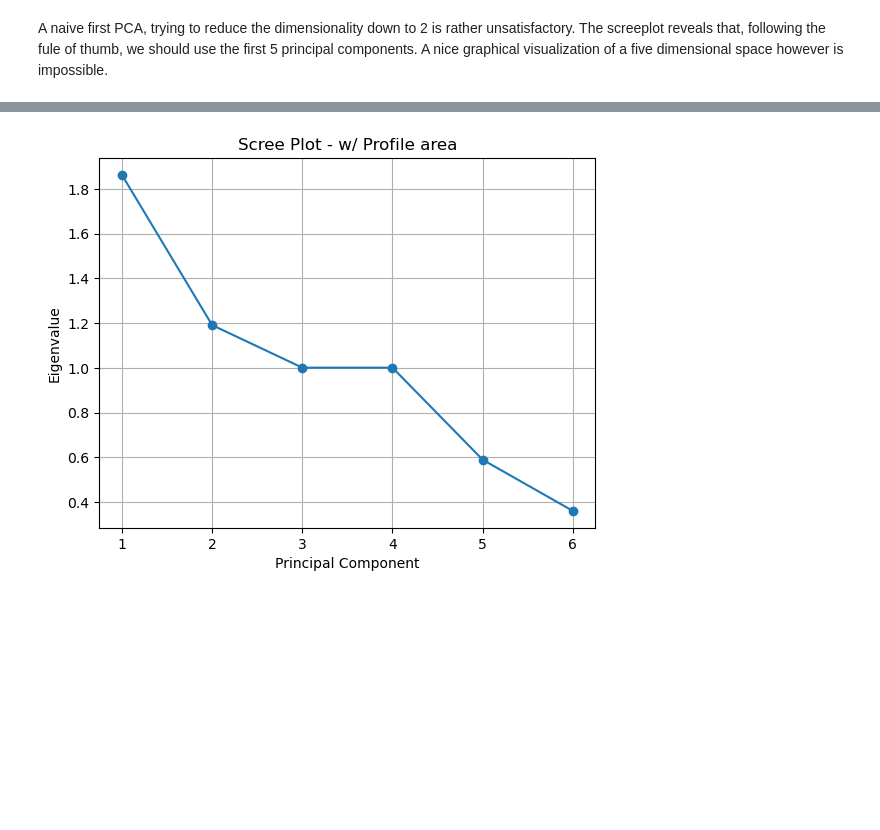
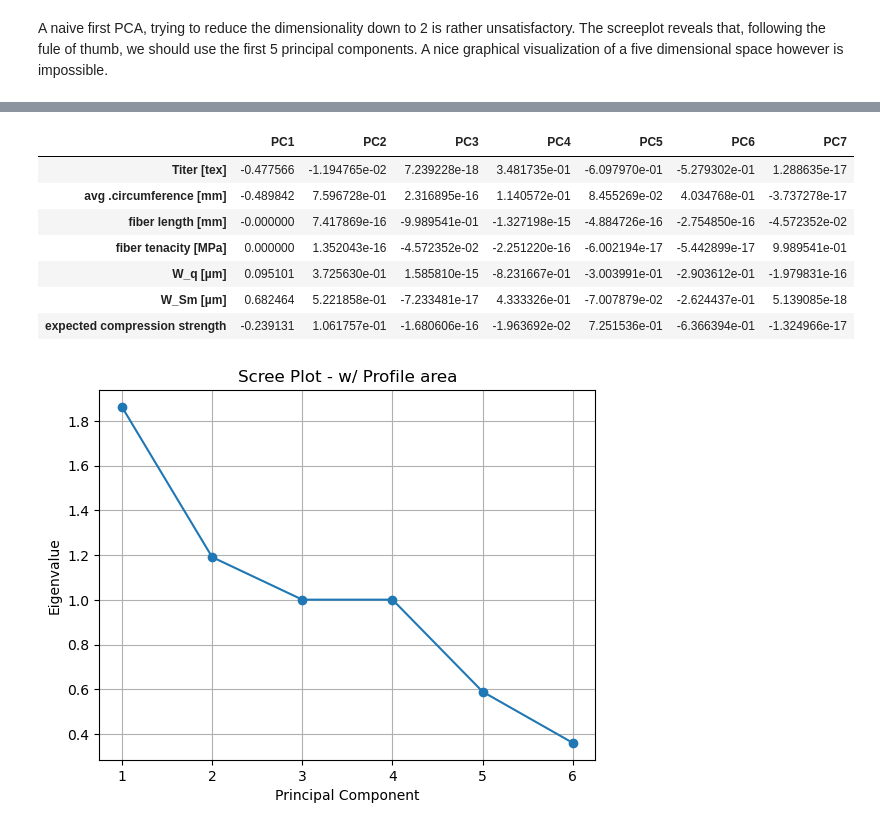
Before and after one commit to usamike25/esc_403, a Jupyter notebook: project/DataScience_Project_EDA.ipynb, the cells around one changed output, grey strips where cells are left out. Saved outputs shown, nothing was run; the diff lists cells and outputs as text; code cells hidden in the pictures; blank space fills up the shorter version.

```diff
--- a/project/DataScience_Project_EDA.ipynb
+++ b/project/DataScience_Project_EDA.ipynb
@@ -248,6 +247,18 @@ loadings
 | W_q [µm] | -9.215052e-01 | 9.858865e-02 | -4.886423e-16 | -6.004279e-17 | -2.942273e-01 | -3.830097e-02 | 2.318765e-01 |
 | W_Sm [µm] | -7.977908e-01 | 4.704550e-01 | -2.755807e-16 | -5.444790e-17 | -2.843957e-01 | -1.434364e-01 | -2.035730e-01 |
 | expected compression strength | 1.947343e-17 | -4.357675e-17 | -4.573940e-02 | 9.993012e-01 | -1.939155e-16 | 2.808724e-18 | -4.236736e-18 |
+# %%
+loadings = pd.DataFrame(pca.components_, columns=['PC1', 'PC2', 'PC3', 'PC4', 'PC5', 'PC6', 'PC7'], index = df_no_outcome.columns)
+loadings
+# %% [output]
+|  | PC1 | PC2 | PC3 | PC4 | PC5 | PC6 | PC7 |
+| Titer [tex] | -0.477566 | -1.194765e-02 | 7.239228e-18 | 3.481735e-01 | -6.097970e-01 | -5.279302e-01 | 1.288635e-17 |
+| avg .circumference [mm] | -0.489842 | 7.596728e-01 | 2.316895e-16 | 1.140572e-01 | 8.455269e-02 | 4.034768e-01 | -3.737278e-17 |
+| fiber length [mm] | -0.000000 | 7.417869e-16 | -9.989541e-01 | -1.327198e-15 | -4.884726e-16 | -2.754850e-16 | -4.572352e-02 |
+| fiber tenacity [MPa] | 0.000000 | 1.352043e-16 | -4.572352e-02 | -2.251220e-16 | -6.002194e-17 | -5.442899e-17 | 9.989541e-01 |
+| W_q [µm] | 0.095101 | 3.725630e-01 | 1.585810e-15 | -8.231667e-01 | -3.003991e-01 | -2.903612e-01 | -1.979831e-16 |
+| W_Sm [µm] | 0.682464 | 5.221858e-01 | -7.233481e-17 | 4.333326e-01 | -7.007879e-02 | -2.624437e-01 | 5.139085e-18 |
+| expected compression strength | -0.239131 | 1.061757e-01 | -1.680606e-16 | -1.963692e-02 | 7.251536e-01 | -6.366394e-01 | -1.324966e-17 |
 # %%
 df_no_outcome_2 = df_full_data_extended.drop(["fiber failure mode in beam","W_q [µm]","W_Sm [µm]", "IFSS [MPa]", "Minibeam energy absorption"], axis= "columns")
 scaler = StandardScaler()
```
Also changed, not shown: parts of 4 cells of this notebook.
